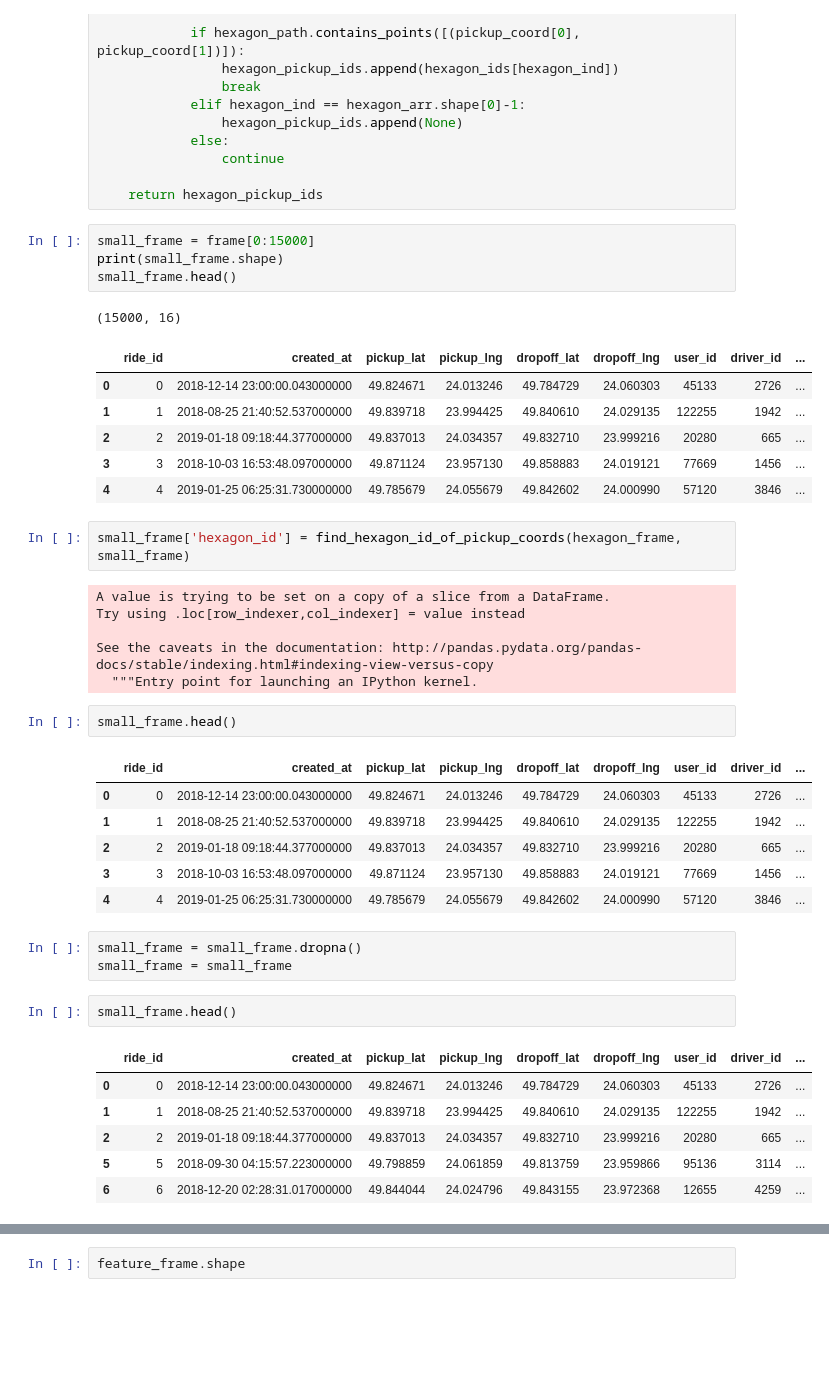
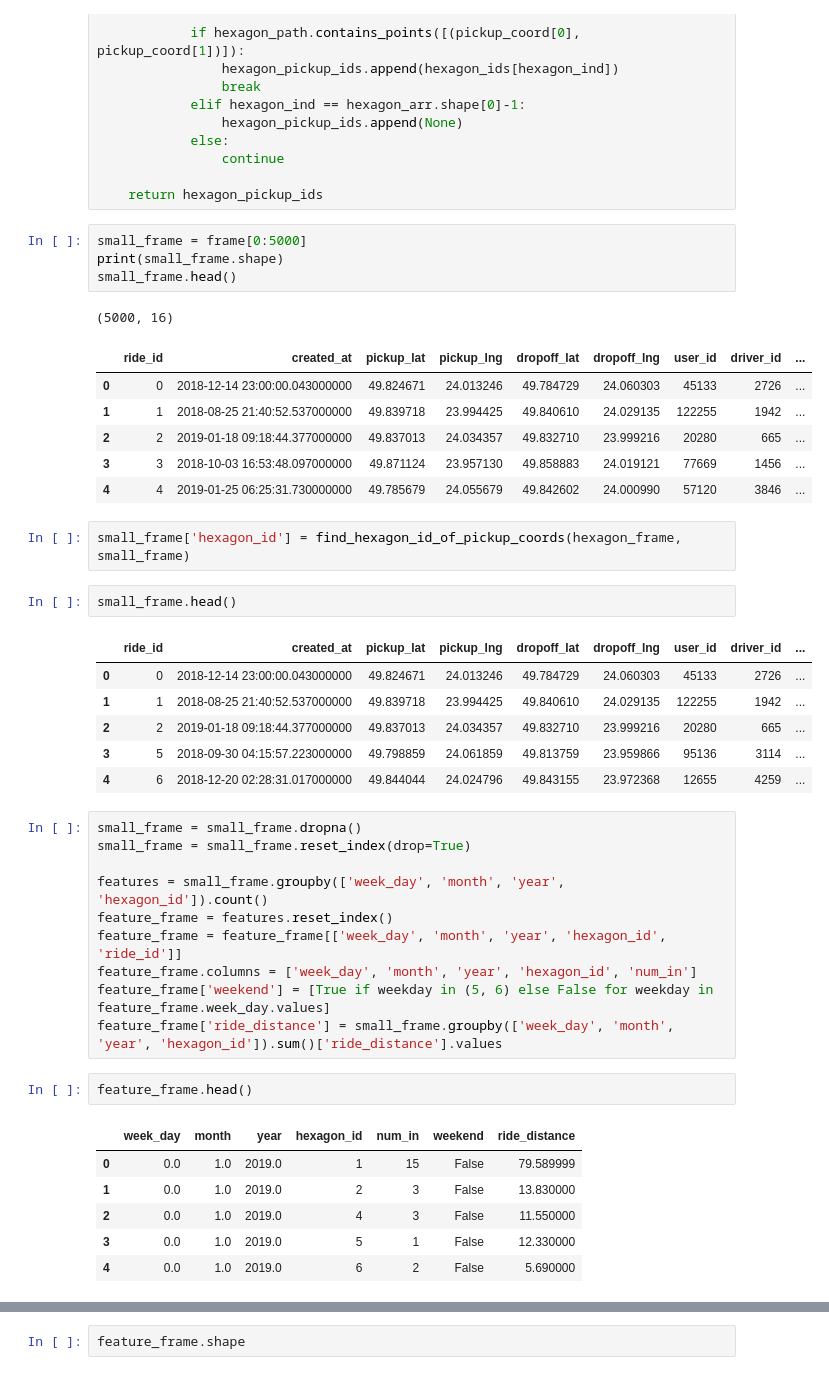
Before and after one commit to SettNozz/int_20h_lagrange, a Jupyter notebook: main.ipynb, the cells around one changed output, grey strips where cells are left out. Drawn from its saved outputs; the diff is of its cells as text; blank space fills up the shorter version.

```diff
--- a/main.ipynb
+++ b/main.ipynb
@@ -178,11 +181,11 @@ def find_hexagon_id_of_pickup_coords(hexagon_frame, frame):
 
     return hexagon_pickup_ids
 # %%
-small_frame = frame[0:15000]
+small_frame = frame[0:5000]
 print(small_frame.shape)
 small_frame.head()
 # %% [output]
-(15000, 16)
+(5000, 16)
 |  | ride_id | created_at | pickup_lat | pickup_lng | dropoff_lat | dropoff_lng | user_id | driver_id | ... |
 | 0 | 0 | 2018-12-14 23:00:00.043000000 | 49.824671 | 24.013246 | 49.784729 | 24.060303 | 45133 | 2726 | ... |
 | 1 | 1 | 2018-08-25 21:40:52.537000000 | 49.839718 | 23.994425 | 49.840610 | 24.029135 | 122255 | 1942 | ... |
@@ -191,12 +194,6 @@ small_frame.head()
 | 4 | 4 | 2019-01-25 06:25:31.730000000 | 49.785679 | 24.055679 | 49.842602 | 24.000990 | 57120 | 3846 | ... |
 # %%
 small_frame['hexagon_id'] = find_hexagon_id_of_pickup_coords(hexagon_frame, small_frame)
-# %% [output]
-A value is trying to be set on a copy of a slice from a DataFrame.
-Try using .loc[row_indexer,col_indexer] = value instead
-
-See the caveats in the documentation: http://pandas.pydata.org/pandas-docs/stable/indexing.html#indexing-view-versus-copy
-  """Entry point for launching an IPython kernel.
 # %%
 small_frame.head()
 # %% [output]
@@ -204,17 +201,24 @@ small_frame.head()
 | 0 | 0 | 2018-12-14 23:00:00.043000000 | 49.824671 | 24.013246 | 49.784729 | 24.060303 | 45133 | 2726 | ... |
 | 1 | 1 | 2018-08-25 21:40:52.537000000 | 49.839718 | 23.994425 | 49.840610 | 24.029135 | 122255 | 1942 | ... |
 | 2 | 2 | 2019-01-18 09:18:44.377000000 | 49.837013 | 24.034357 | 49.832710 | 23.999216 | 20280 | 665 | ... |
-| 3 | 3 | 2018-10-03 16:53:48.097000000 | 49.871124 | 23.957130 | 49.858883 | 24.019121 | 77669 | 1456 | ... |
-| 4 | 4 | 2019-01-25 06:25:31.730000000 | 49.785679 | 24.055679 | 49.842602 | 24.000990 | 57120 | 3846 | ... |
+| 3 | 5 | 2018-09-30 04:15:57.223000000 | 49.798859 | 24.061859 | 49.813759 | 23.959866 | 95136 | 3114 | ... |
+| 4 | 6 | 2018-12-20 02:28:31.017000000 | 49.844044 | 24.024796 | 49.843155 | 23.972368 | 12655 | 4259 | ... |
-# %%
-small_frame = small_frame.dropna()
-small_frame = small_frame
+# %%
+small_frame = small_frame.dropna()
+small_frame = small_frame.reset_index(drop=True)
+
+features = small_frame.groupby(['week_day', 'month', 'year', 'hexagon_id']).count()
+feature_frame = features.reset_index()
+feature_frame = feature_frame[['week_day', 'month', 'year', 'hexagon_id', 'ride_id']]
+feature_frame.columns = ['week_day', 'month', 'year', 'hexagon_id', 'num_in']
+feature_frame['weekend'] = [True if weekday in (5, 6) else False for weekday in feature_frame.week_day.values]
+feature_frame['ride_distance'] = small_frame.groupby(['week_day', 'month', 'year', 'hexagon_id']).sum()['ride_distance'].values
 # %%
-small_frame.head()
+feature_frame.head()
 # %% [output]
-|  | ride_id | created_at | pickup_lat | pickup_lng | dropoff_lat | dropoff_lng | user_id | driver_id | ... |
-| 0 | 0 | 2018-12-14 23:00:00.043000000 | 49.824671 | 24.013246 | 49.784729 | 24.060303 | 45133 | 2726 | ... |
-| 1 | 1 | 2018-08-25 21:40:52.537000000 | 49.839718 | 23.994425 | 49.840610 | 24.029135 | 122255 | 1942 | ... |
-| 2 | 2 | 2019-01-18 09:18:44.377000000 | 49.837013 | 24.034357 | 49.832710 | 23.999216 | 20280 | 665 | ... |
-| 5 | 5 | 2018-09-30 04:15:57.223000000 | 49.798859 | 24.061859 | 49.813759 | 23.959866 | 95136 | 3114 | ... |
-| 6 | 6 | 2018-12-20 02:28:31.017000000 | 49.844044 | 24.024796 | 49.843155 | 23.972368 | 12655 | 4259 | ... |
+|  | week_day | month | year | hexagon_id | num_in | weekend | ride_distance |
+| 0 | 0.0 | 1.0 | 2019.0 | 1 | 15 | False | 79.589999 |
+| 1 | 0.0 | 1.0 | 2019.0 | 2 | 3 | False | 13.830000 |
+| 2 | 0.0 | 1.0 | 2019.0 | 4 | 3 | False | 11.550000 |
+| 3 | 0.0 | 1.0 | 2019.0 | 5 | 1 | False | 12.330000 |
+| 4 | 0.0 | 1.0 | 2019.0 | 6 | 2 | False | 5.690000 |
```
Also changed, not shown: parts of 12 cells of this notebook, 1 other file.
